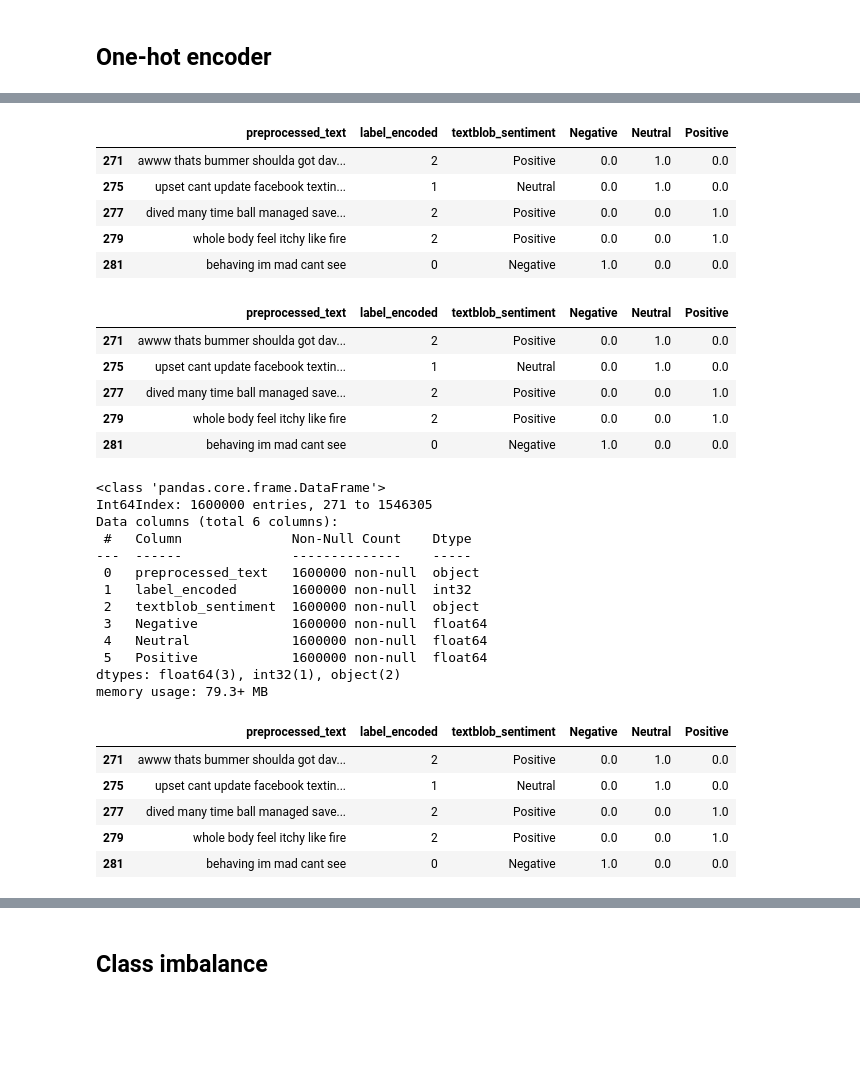
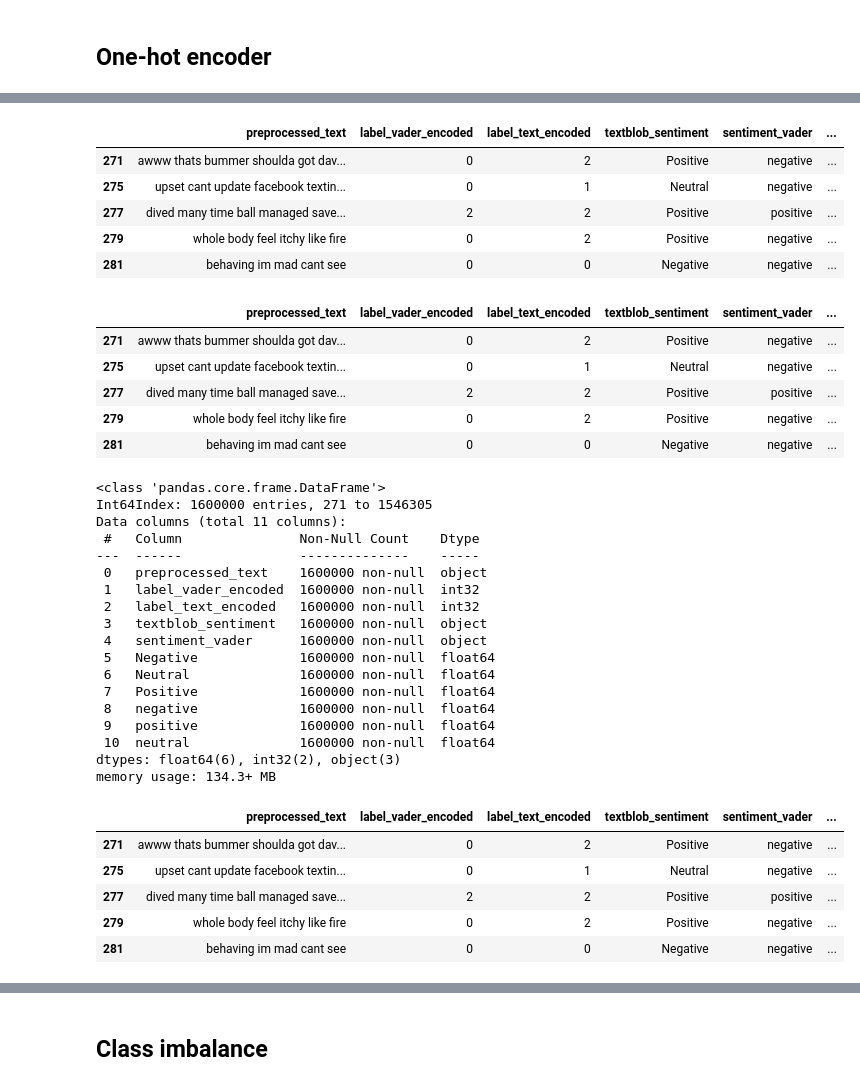
Before and after one commit to MissDianaFlora/Processing-big-data-for-sentiment-analysis-and-time-series-forecasting, a Jupyter notebook: 2023385Diana.ipynb, the cells around one changed output, grey strips where cells are left out. Drawn from its saved outputs; the diff is of its cells as text; code cells hidden in the pictures; blank space fills up the shorter version.

```diff
--- a/2023385Diana.ipynb
+++ b/2023385Diana.ipynb
@@ -1439,8 +1465,8 @@ from sklearn.preprocessing import LabelEncoder
 # Create a LabelEncoder object
 label_encoder = LabelEncoder()
 
-# Fit and transform the 'sentiment' column
-df['label_encoded'] = label_encoder.fit_transform(df['textblob_sentiment'])
+# Fit and transform the 'textblob_sentiment' column
+df['label_text_encoded'] = label_encoder.fit_transform(df['textblob_sentiment'])
 # %% [markdown]
 ## One-hot encoder
 # %%
@@ -1450,13 +1476,13 @@ from sklearn.preprocessing import OneHotEncoder
 onehot_encoder = OneHotEncoder()
 
 # Fit and transform the 'sentiment' column
-sentiment_onehot = onehot_encoder.fit_transform(df['textblob_sentiment'].values.reshape(-1, 1))
+textblob_onehot = onehot_encoder.fit_transform(df['textblob_sentiment'].values.reshape(-1, 1))
 
 # Convert the one-hot encoded result to a DataFrame
-sentiment_onehot_df = pd.DataFrame(sentiment_onehot.toarray(), columns=onehot_encoder.categories_[0])
+textblob_onehot_df = pd.DataFrame(textblob_onehot.toarray(), columns=onehot_encoder.categories_[0])
 
 # Concatenate the one-hot encoded DataFrame with the original DataFrame
-df = pd.concat([df, sentiment_onehot_df], axis=1)
+df = pd.concat([df, textblob_onehot_df], axis=1)
 # %%
 df.info()
 # %% [output]
@@ -1480,52 +1506,57 @@ memory usage: 347.9+ MB
 # %%
 # Drop all columns that are unused
-df2 = df[['preprocessed_text','label_encoded','textblob_sentiment','Negative','Neutral','Positive']]
+df2 = df[['preprocessed_text','label_text_encoded','textblob_sentiment','Negative','Neutral','Positive','negative','positive','neutral']]
 
 # Display the resulting DataFrame
 df2.head(5)
 # %% [output]
-|  | preprocessed_text | label_encoded | textblob_sentiment | Negative | Neutral | Positive |
-| 271 | awww thats bummer shoulda got dav... | 2 | Positive | 0.0 | 1.0 | 0.0 |
-| 275 | upset cant update facebook textin... | 1 | Neutral | 0.0 | 1.0 | 0.0 |
-| 277 | dived many time ball managed save... | 2 | Positive | 0.0 | 0.0 | 1.0 |
-| 279 | whole body feel itchy like fire | 2 | Positive | 0.0 | 0.0 | 1.0 |
-| 281 | behaving im mad cant see | 0 | Negative | 1.0 | 0.0 | 0.0 |
+|  | preprocessed_text | label_vader_encoded | label_text_encoded | textblob_sentiment | sentiment_vader | ... |
+| 271 | awww thats bummer shoulda got dav... | 0 | 2 | Positive | negative | ... |
+| 275 | upset cant update facebook textin... | 0 | 1 | Neutral | negative | ... |
+| 277 | dived many time ball managed save... | 2 | 2 | Positive | positive | ... |
+| 279 | whole body feel itchy like fire | 0 | 2 | Positive | negative | ... |
+| 281 | behaving im mad cant see | 0 | 0 | Negative | negative | ... |
 # %%
 #View the data info
 df2.head(5)
 # %% [output]
-|  | preprocessed_text | label_encoded | textblob_sentiment | Negative | Neutral | Positive |
-| 271 | awww thats bummer shoulda got dav... | 2 | Positive | 0.0 | 1.0 | 0.0 |
-| 275 | upset cant update facebook textin... | 1 | Neutral | 0.0 | 1.0 | 0.0 |
-| 277 | dived many time ball managed save... | 2 | Positive | 0.0 | 0.0 | 1.0 |
-| 279 | whole body feel itchy like fire | 2 | Positive | 0.0 | 0.0 | 1.0 |
-| 281 | behaving im mad cant see | 0 | Negative | 1.0 | 0.0 | 0.0 |
+|  | preprocessed_text | label_vader_encoded | label_text_encoded | textblob_sentiment | sentiment_vader | ... |
+| 271 | awww thats bummer shoulda got dav... | 0 | 2 | Positive | negative | ... |
+| 275 | upset cant update facebook textin... | 0 | 1 | Neutral | negative | ... |
+| 277 | dived many time ball managed save... | 2 | 2 | Positive | positive | ... |
+| 279 | whole body feel itchy like fire | 0 | 2 | Positive | negative | ... |
+| 281 | behaving im mad cant see | 0 | 0 | Negative | negative | ... |
 # %%
 #Check the df2 info
 df2.info()
 # %% [output]
 <class 'pandas.core.frame.DataFrame'>
 Int64Index: 1600000 entries, 271 to 1546305
-Data columns (total 6 columns):
- #   Column              Non-Null Count    Dtype
----  ------              --------------    -----
- 0   preprocessed_text   1600000 non-null  object
- 1   label_encoded       1600000 non-null  int32
- 2   textblob_sentiment  1600000 non-null  object
- 3   Negative            1600000 non-null  float64
- 4   Neutral             1600000 non-null  float64
- 5   Positive            1600000 non-null  float64
-dtypes: float64(3), int32(1), object(2)
-memory usage: 79.3+ MB
+Data columns (total 11 columns):
+ #   Column               Non-Null Count    Dtype
+---  ------               --------------    -----
+ 0   preprocessed_text    1600000 non-null  object
+ 1   label_vader_encoded  1600000 non-null  int32
+ 2   label_text_encoded   1600000 non-null  int32
+ 3   textblob_sentiment   1600000 non-null  object
+ 4   sentiment_vader      1600000 non-null  object
+ 5   Negative             1600000 non-null  float64
+ 6   Neutral              1600000 non-null  float64
+ 7   Positive             1600000 non-null  float64
+ 8   negative             1600000 non-null  float64
+ 9   positive             1600000 non-null  float64
+ 10  neutral              1600000 non-null  float64
+dtypes: float64(6), int32(2), object(3)
+memory usage: 134.3+ MB
 # %%
 df2.head(5)
 # %% [output]
-|  | preprocessed_text | label_encoded | textblob_sentiment | Negative | Neutral | Positive |
-| 271 | awww thats bummer shoulda got dav... | 2 | Positive | 0.0 | 1.0 | 0.0 |
-| 275 | upset cant update facebook textin... | 1 | Neutral | 0.0 | 1.0 | 0.0 |
-| 277 | dived many time ball managed save... | 2 | Positive | 0.0 | 0.0 | 1.0 |
-| 279 | whole body feel itchy like fire | 2 | Positive | 0.0 | 0.0 | 1.0 |
-| 281 | behaving im mad cant see | 0 | Negative | 1.0 | 0.0 | 0.0 |
+|  | preprocessed_text | label_vader_encoded | label_text_encoded | textblob_sentiment | sentiment_vader | ... |
+| 271 | awww thats bummer shoulda got dav... | 0 | 2 | Positive | negative | ... |
+| 275 | upset cant update facebook textin... | 0 | 1 | Neutral | negative | ... |
+| 277 | dived many time ball managed save... | 2 | 2 | Positive | positive | ... |
+| 279 | whole body feel itchy like fire | 0 | 2 | Positive | negative | ... |
+| 281 | behaving im mad cant see | 0 | 0 | Negative | negative | ... |
 # %%
 df2.describe()
 # %% [output]
```
Also changed, not shown: parts of 61 cells of this notebook, 2 other files.
